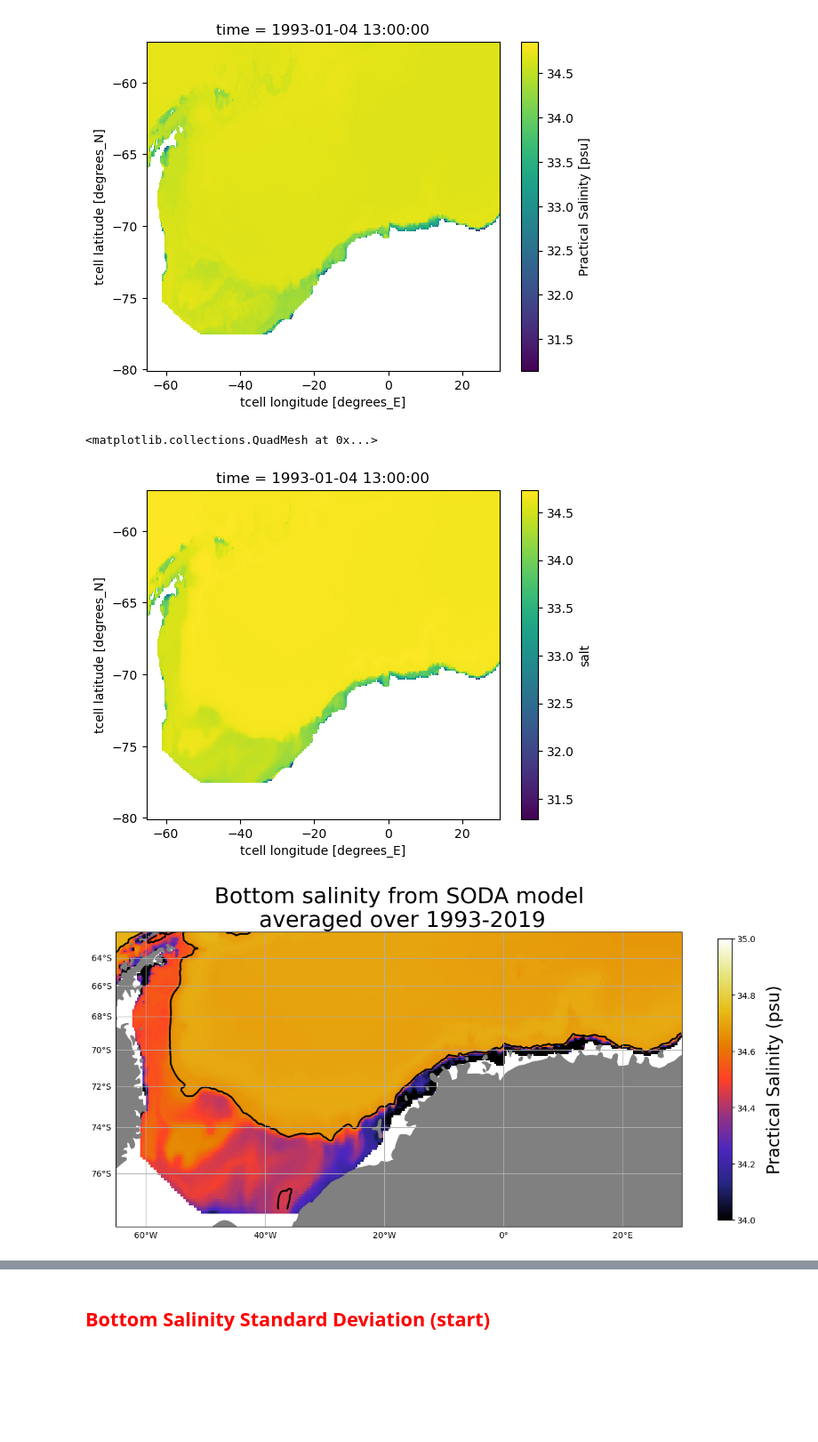
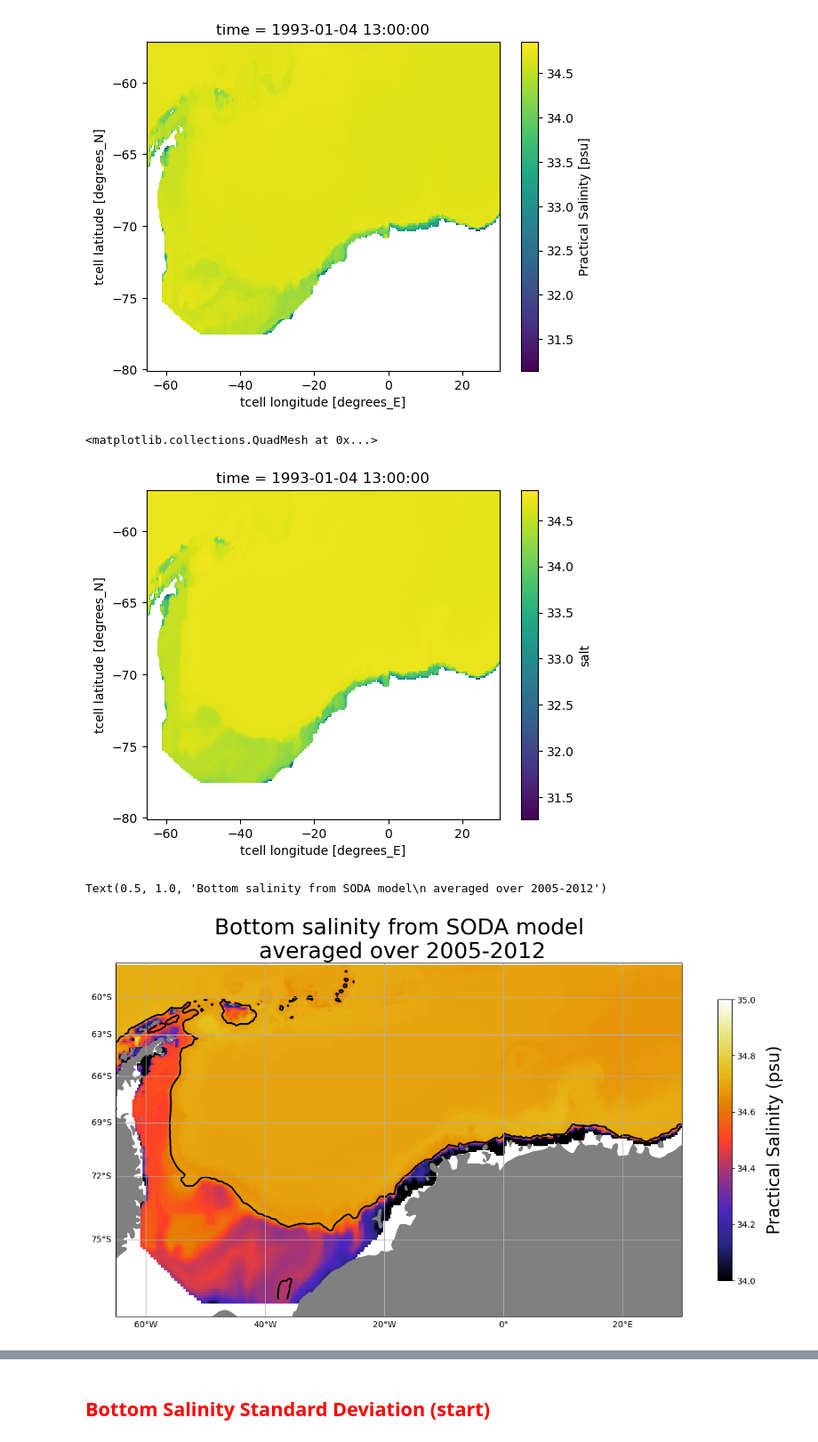
Before and after one commit to shanicetbailey/chapter1, a Jupyter notebook: SODA/3_bottom-temp_salt-std-figs.ipynb, the cells around one changed output, grey strips where cells are left out. Shown at 89% size. Saved outputs shown, nothing was run; the diff lists cells and outputs as text; code cells hidden in the pictures; blank space fills up the shorter version.

```diff
--- a/SODA/3_bottom-temp_salt-std-figs.ipynb
+++ b/SODA/3_bottom-temp_salt-std-figs.ipynb
@@ -158,7 +158,7 @@ ds_wg.salt.sel(time=slice('1993', '2016')).sum(('st_ocean', 'yt_ocean', 'xt_ocea
 [figure]
 # %%
 #testing to see if correctly sliced desired region
-sst_mean = ds_wg.temp.isel(st_ocean=0).sel(time=slice('1997-02-15', '2019')).mean(dim='time')
+sst_mean = ds_wg.temp.isel(st_ocean=0).sel(time=slice('2005', '2012')).mean(dim='time')
 sst_mean.plot()
 # %% [output]
 <matplotlib.collections.QuadMesh at 0x...>
@@ -252,7 +248,7 @@ ds_wg.temp[0].sel(st_ocean=depth_max, method='nearest').plot()
 <matplotlib.collections.QuadMesh at 0x...>
 [figure]
 # %%
-temp_mean = ds_wg.temp.mean(dim='time').load()
+temp_mean = ds_wg.temp.sel(time=slice('2005', '2012')).mean(dim='time').load()
 # %%
 bottom_temp = temp_mean.sel(st_ocean=depth_max, method='nearest')
 # %%
@@ -381,14 +375,14 @@ ds_wg.salt[0].sel(st_ocean=depth_max_salt, method='nearest').plot()
 <matplotlib.collections.QuadMesh at 0x...>
 [figure]
 # %%
-salt_mean = ds_wg.salt.mean(dim='time').load()
+salt_mean = ds_wg.salt.sel(time=slice('2005', '2012')).mean(dim='time').load()
 # %%
 bottom_salt = salt_mean.sel(st_ocean=depth_max_salt, method='nearest')
 # %%
 bottom_salt.plot()
 # %% [output]
 <matplotlib.collections.QuadMesh at 0x...>
-[figure, old version]
+[figure, new version]
 # %%
 import cartopy.crs as ccrs #cartopy coord ref sys
 import cartopy
@@ -399,27 +393,28 @@ from cartopy.mpl.gridliner import LONGITUDE_FORMATTER, LATITUDE_FORMATTER
 # %%
 proj = ccrs.Mercator() #with Mercator you can put lat lon values.
 fig, ax = plt.subplots(figsize=(15, 15), subplot_kw=dict(projection=proj))
 
 ax.set_extent([-65, 30, -78, -57], crs=ccrs.PlateCarree())
 
 ax.add_feature(cfeature.NaturalEarthFeature('physical', 'land', '50m',
                                         edgecolor='face',
                                         facecolor='0.5'))
 #1000m isobath
 ax.contour(lon, lat, depth, levels=[1000], colors='k', linewidths=2, transform=ccrs.PlateCarree())
 
 im = ax.pcolormesh(lon, lat, bottom_salt, transform=ccrs.PlateCarree(), cmap='CMRmap', vmin=34, vmax=35)
 cb = fig.colorbar(im, ax=ax, shrink=0.4)
 cb.set_label("Practical Salinity (psu)", labelpad=12, fontsize=20)
 
 g1 = ax.gridlines(crs=ccrs.PlateCarree(), draw_labels=True)
 g1.xlabels_top = False
 g1.ylabels_right = False
 
-plt.title('Bottom salinity from SODA model\n averaged over 1993-2019', fontsize=26)
-plt.savefig('bot-salt-soda-1kmisobath.pdf');
+plt.title('Bottom salinity from SODA model\n averaged over 2005-2012', fontsize=26)
+#plt.savefig('bot-salt-soda-1kmisobath.pdf');
 # %% [output]
+Text(0.5, 1.0, 'Bottom salinity from SODA model\n averaged over 2005-2012')
-[figure, old version]
+[figure, new version]
 # %%
 swap_slt = bottom_salt.swap_dims({'xt_ocean':'lon', 'yt_ocean':'lat'})
 # %%
```
Also changed, not shown: parts of 26 cells of this notebook.
